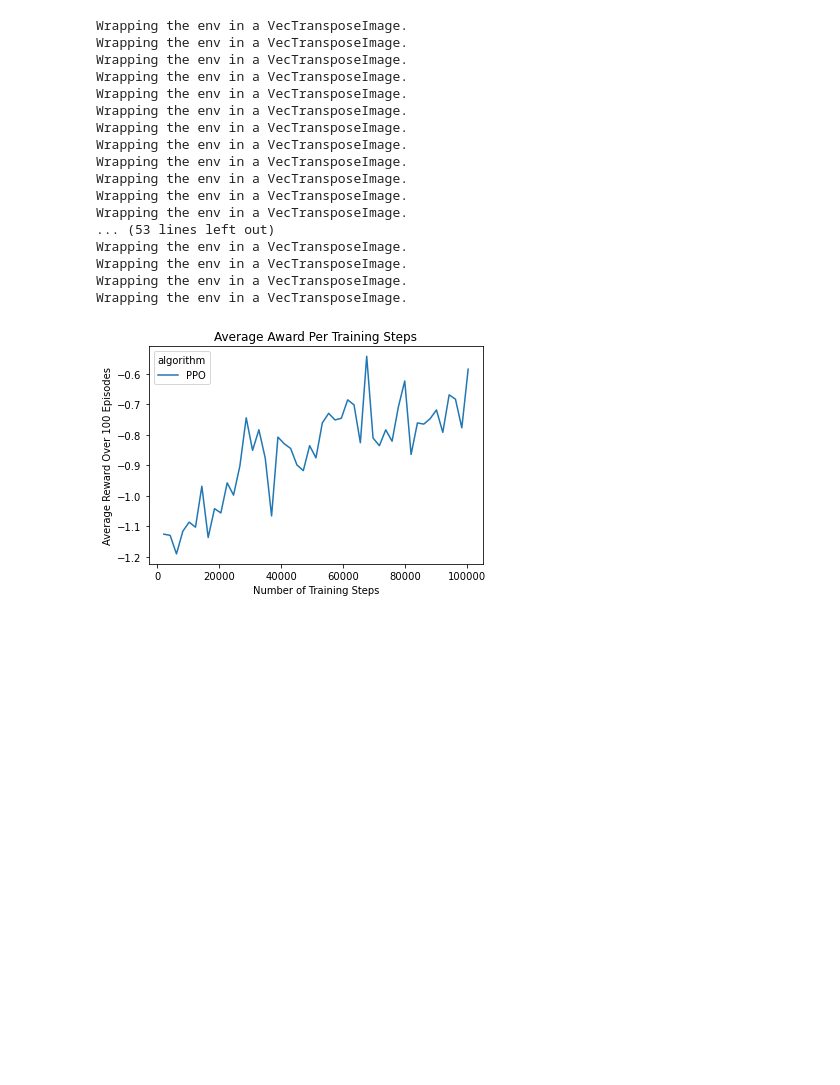
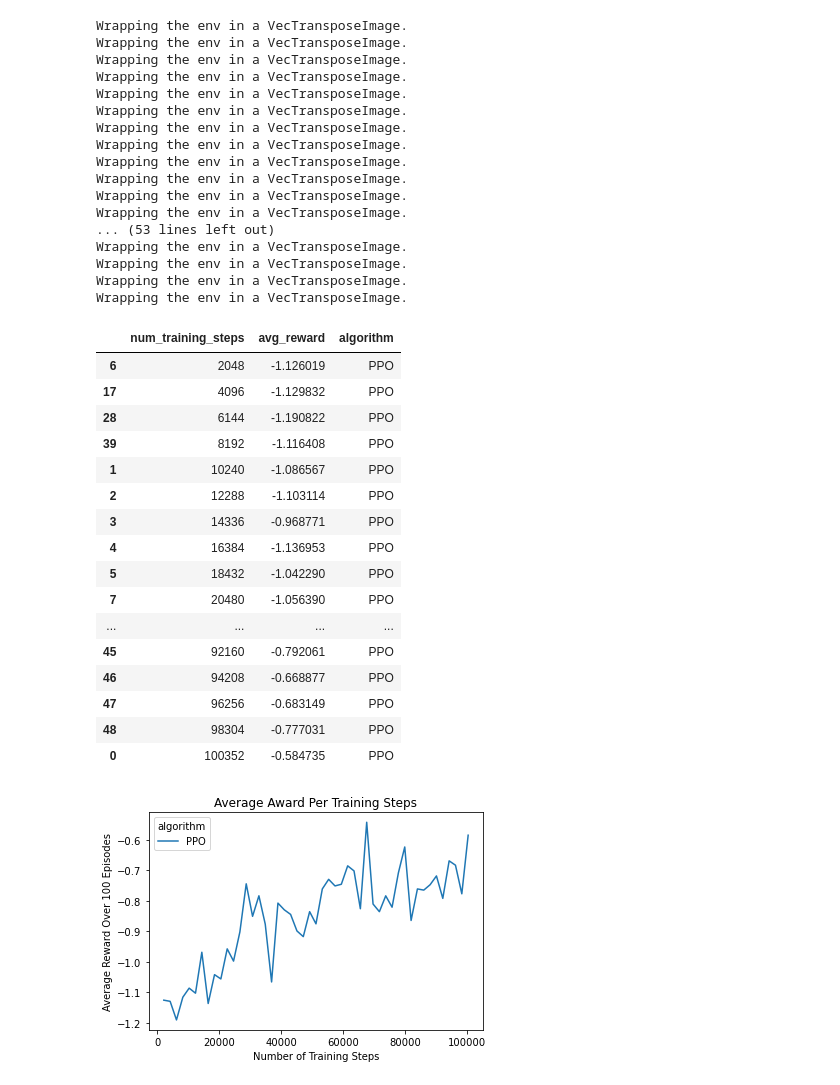
Before and after one commit to BuckleyDowdle/RL-Project, a Jupyter notebook: rl-project (1).ipynb, the cells around one changed output. Drawn from its saved outputs; the diff is of its cells as text; code cells hidden in the pictures; blank space fills up the shorter version.

```diff
--- a/rl-project (1).ipynb
+++ b/rl-project (1).ipynb
@@ -158,6 +123,27 @@ import seaborn as sns
 # %%
 results = pd.read_csv('results.csv')
 results['algorithm'] = 'PPO'
+# %%
+results.sort_values(by=['num_training_steps'])
+#results
+# %% [output]
+|  | num_training_steps | avg_reward | algorithm |
+| 6 | 2048 | -1.126019 | PPO |
+| 17 | 4096 | -1.129832 | PPO |
+| 28 | 6144 | -1.190822 | PPO |
+| 39 | 8192 | -1.116408 | PPO |
+| 1 | 10240 | -1.086567 | PPO |
+| 2 | 12288 | -1.103114 | PPO |
+| 3 | 14336 | -0.968771 | PPO |
+| 4 | 16384 | -1.136953 | PPO |
+| 5 | 18432 | -1.042290 | PPO |
+| 7 | 20480 | -1.056390 | PPO |
+| ... | ... | ... | ... |
+| 45 | 92160 | -0.792061 | PPO |
+| 46 | 94208 | -0.668877 | PPO |
+| 47 | 96256 | -0.683149 | PPO |
+| 48 | 98304 | -0.777031 | PPO |
+| 0 | 100352 | -0.584735 | PPO |
 # %%
 sns.lineplot(x=results.num_training_steps, y=results.avg_reward, hue=results.algorithm );
 plt.title('Average Award Per Training Steps');
```
Also changed, not shown: parts of 2 cells of this notebook.
